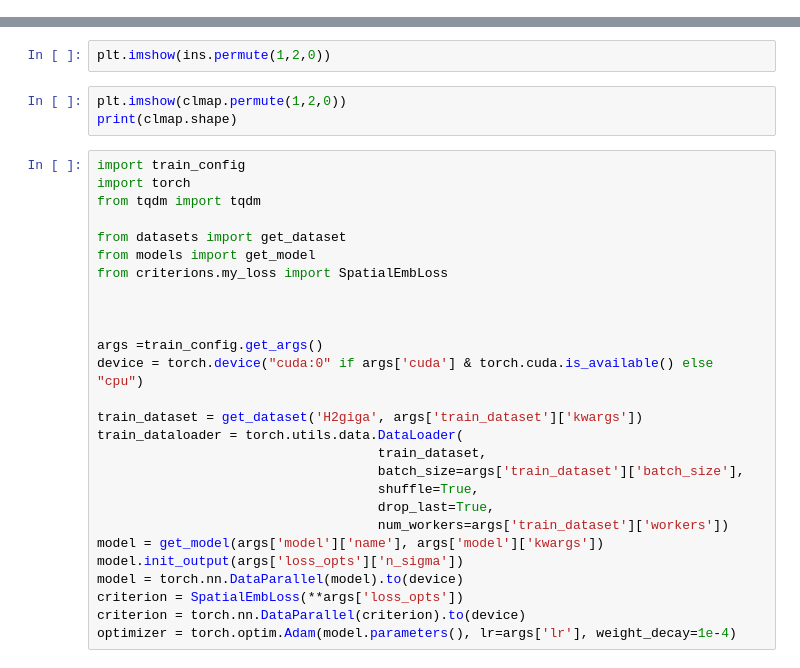
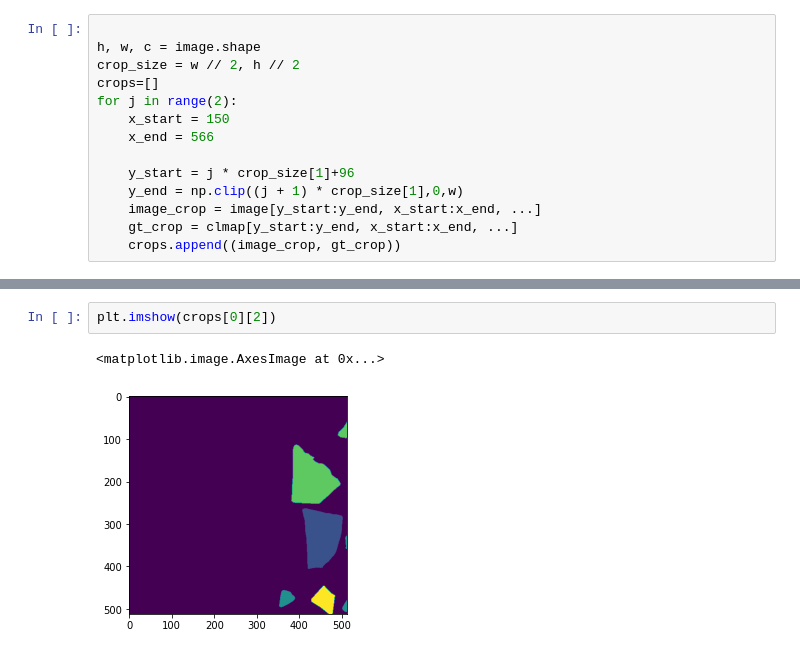
Before and after one commit to OmarHexa/HyperEmbedding, a Jupyter notebook: module_test.ipynb, the cells around one changed output, grey strips where cells are left out. Drawn from its saved outputs; the diff is of its cells as text.

```diff
--- a/module_test.ipynb
+++ b/module_test.ipynb
@@ -59,0 +51,14 @@ print(hs.shape)
+# %%
+
+h, w, c = image.shape
+crop_size = w // 2, h // 2
+crops=[]
+for j in range(2):
+    x_start = 150
+    x_end = 566
+
+    y_start = j * crop_size[1]+96
+    y_end = np.clip((j + 1) * crop_size[1],0,w)
+    image_crop = image[y_start:y_end, x_start:x_end, ...]
+    gt_crop = clmap[y_start:y_end, x_start:x_end, ...]
+    crops.append((image_crop, gt_crop))
@@ -60,32 +151,5 @@ print(hs.shape)
 # %%
-plt.imshow(ins.permute(1,2,0))
+plt.imshow(crops[0][2])
+# %% [output]
+<matplotlib.image.AxesImage at 0x...>
+[figure, added]
-# %%
-plt.imshow(clmap.permute(1,2,0))
-print(clmap.shape)
-# %%
-import train_config
-import torch
-from tqdm import tqdm
-
-from datasets import get_dataset
-from models import get_model
-from criterions.my_loss import SpatialEmbLoss
-
-
-
-args =train_config.get_args()
-device = torch.device("cuda:0" if args['cuda'] & torch.cuda.is_available() else "cpu")
-
-train_dataset = get_dataset('H2giga', args['train_dataset']['kwargs'])
-train_dataloader = torch.utils.data.DataLoader(
-                                    train_dataset,
-                                    batch_size=args['train_dataset']['batch_size'],
-                                    shuffle=True,
-                                    drop_last=True,
-                                    num_workers=args['train_dataset']['workers'])
-model = get_model(args['model']['name'], args['model']['kwargs'])
-model.init_output(args['loss_opts']['n_sigma'])
-model = torch.nn.DataParallel(model).to(device)
-criterion = SpatialEmbLoss(**args['loss_opts'])
-criterion = torch.nn.DataParallel(criterion).to(device)
-optimizer = torch.optim.Adam(model.parameters(), lr=args['lr'], weight_decay=1e-4)
```
Also changed, not shown: parts of 18 cells of this notebook, 16 other files.
